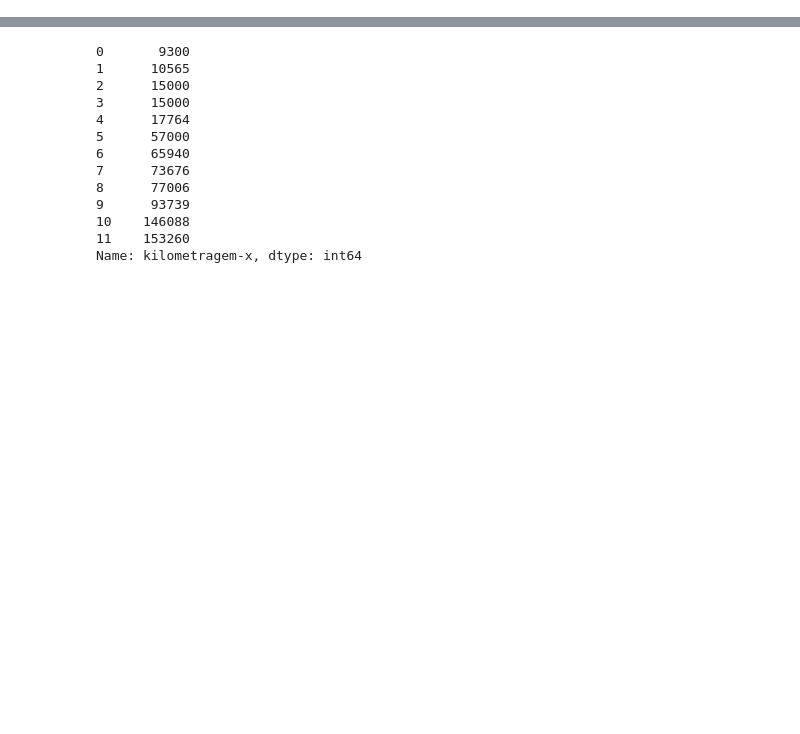
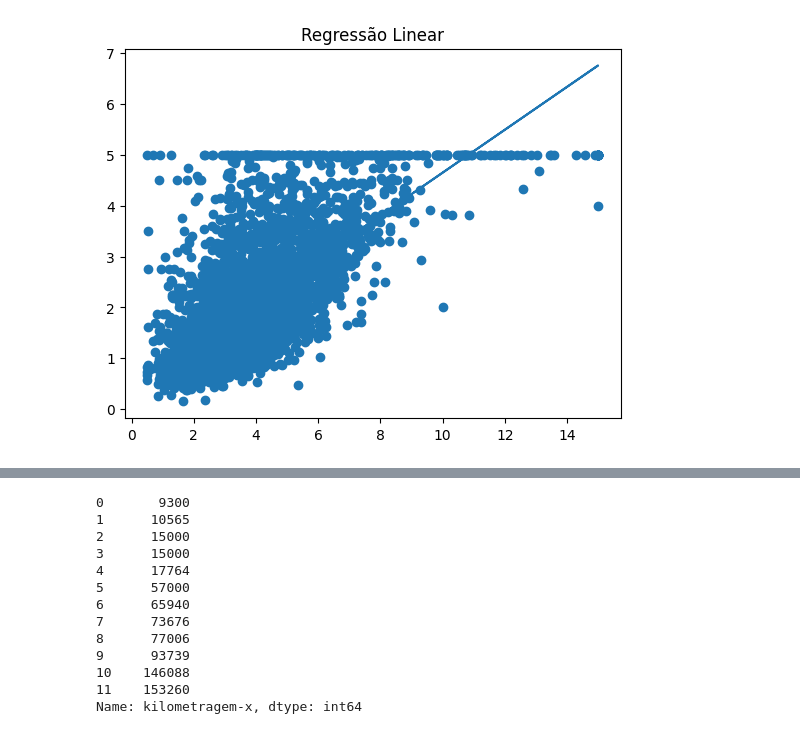
Before and after one commit to pedromarq40/Fundamentos-de-IA, a Jupyter notebook: TEORIA/regressao.ipynb, the cells around one changed output, grey strips where cells are left out. Cells and saved outputs as stored; diff of their text form; code cells hidden in the pictures; blank space fills up the shorter version.

```diff
--- a/TEORIA/regressao.ipynb
+++ b/TEORIA/regressao.ipynb
@@ -0,0 +3,86 @@
+# %%
+# ==============================
+# IMPORTS
+# ==============================
+import numpy as np
+import matplotlib.pyplot as plt
+
+from sklearn.datasets import fetch_california_housing
+from sklearn.model_selection import train_test_split, cross_val_score
+from sklearn.linear_model import LinearRegression
+from sklearn.preprocessing import PolynomialFeatures
+from sklearn.pipeline import Pipeline
+from sklearn.metrics import mean_squared_error
+
+# ==============================
+# DATASET
+# ==============================
+data = fetch_california_housing()
+X = data.data[:, 0].reshape(-1,1)  # renda média
+y = data.target
+# ==============================
+# ==============================
+# SPLIT
+# ==============================
+X_train, X_test, y_train, y_test = train_test_split(X, y, test_size=0.2)
+
+# ==============================
+# REGRESSÃO LINEAR
+# ==============================
+lin_model = LinearRegression()
+lin_model.fit(X_train, y_train)
+
+pred = lin_model.predict(X_test)
+print("MSE Linear:", mean_squared_error(y_test, pred))
+
+# ==============================
+# GRÁFICO
+# ==============================
+plt.scatter(X_test, y_test)
+plt.plot(X_test, pred)
+plt.title("Regressão Linear")
+plt.show()
+
+# ==============================
+# POLINOMIAL
+# ==============================
+poly_model = Pipeline([
+    ("poly", PolynomialFeatures(degree=3)),
+    ("lin", LinearRegression())
+])
+
+poly_model.fit(X_train, y_train)
+pred_poly = poly_model.predict(X_test)
+
+print("MSE Polinomial:", mean_squared_error(y_test, pred_poly))
+
+# ==============================
+# VALIDAÇÃO CRUZADA
+# ==============================
+scores = cross_val_score(lin_model, X, y, cv=5, scoring="neg_mean_squared_error")
+print("CV Linear:", -scores.mean())
+
+scores_poly = cross_val_score(poly_model, X, y, cv=5, scoring="neg_mean_squared_error")
+print("CV Polinomial:", -scores_poly.mean())
+
+# ==============================
+# COMPARAÇÃO DE GRAUS
+# ==============================
+degrees = [1,2,3,4,5]
+errors = []
+
+for d in degrees:
+    model = Pipeline([
+        ("poly", PolynomialFeatures(degree=d)),
+        ("lin", LinearRegression())
+    ])
+    score = -cross_val_score(model, X, y, cv=5,
+                             scoring="neg_mean_squared_error").mean()
+    errors.append(score)
+
+plt.plot(degrees, errors)
+plt.xlabel("Grau")
+plt.ylabel("Erro")
+plt.title("Escolha do Grau")
+plt.show()
+# %% [output]
@@ -0,0 +90 @@
+[figure, added]
```
Also changed, not shown: parts of 2 cells of this notebook, 5 other files.
